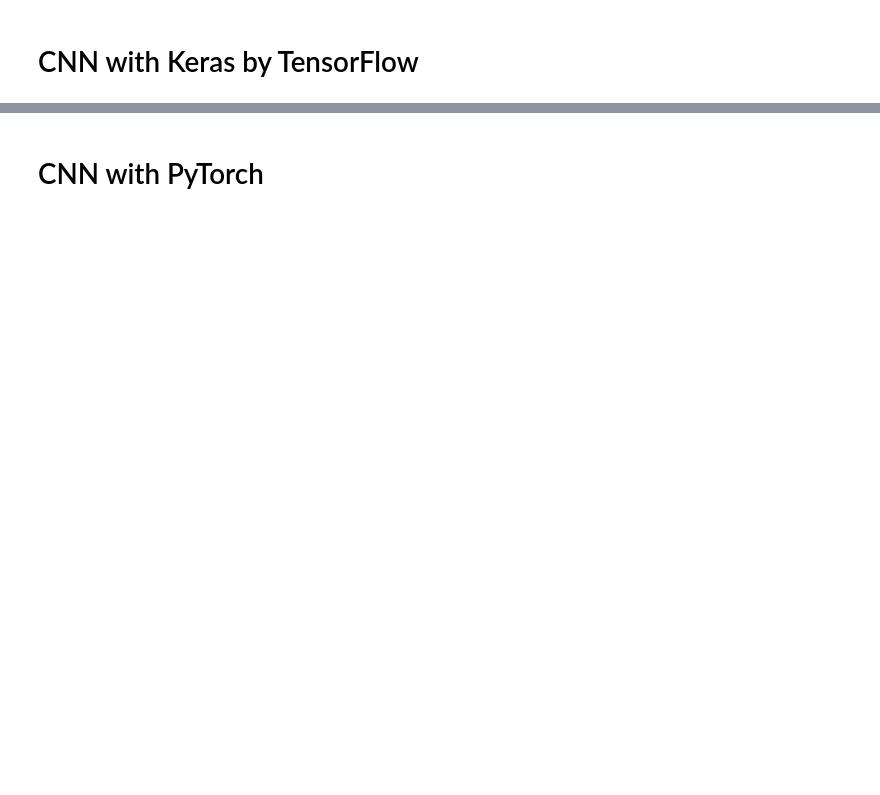
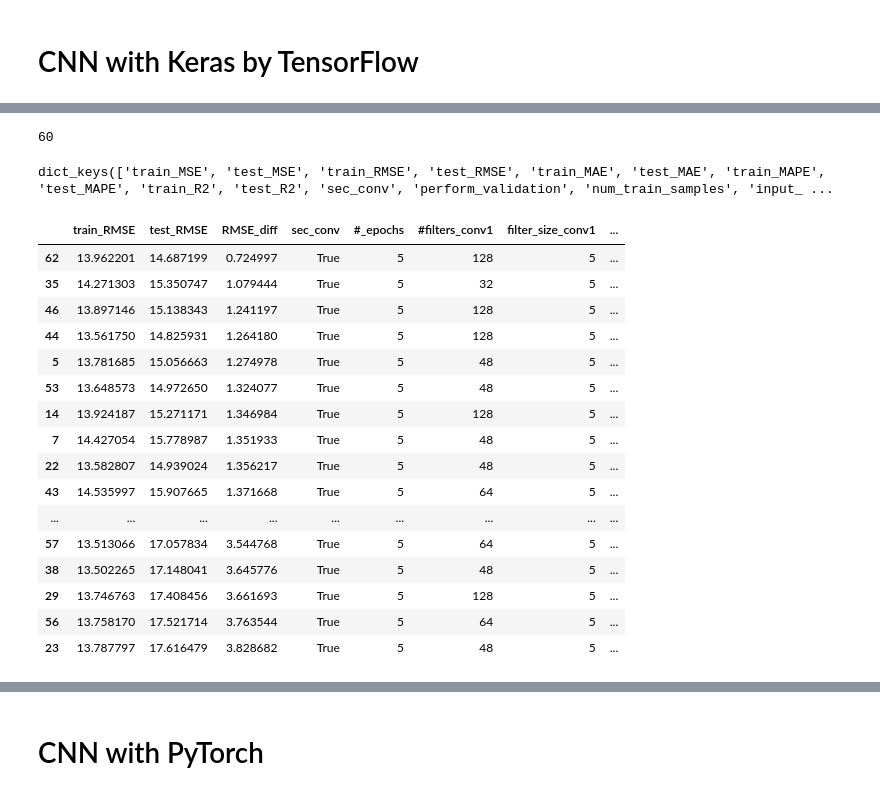
Before and after one commit to sakinanazarali/RUL_Prediction, a Jupyter notebook: CNN.ipynb, the cells around one changed output, grey strips where cells are left out. Drawn from its saved outputs; the diff is of its cells as text; code cells hidden in the pictures; blank space fills up the shorter version.

```diff
--- a/CNN.ipynb
+++ b/CNN.ipynb
@@ -104,2 +45,17 @@ def make_cnn():
+# %%
+#link = 'processed_data_pickle_files_no_smoothing/'
+link = 'processed_data_pickle_files_ref/'
+
+with open(link + 'test_data_batches.pkl', 'rb') as file:
+    test = pickle.load(file)
+
+with open(link + 'train_data_batches.pkl', 'rb') as file:
+    train = pickle.load(file)
+
+with open(link + 'train_target_values.pkl', 'rb') as file:
+    y_train = pickle.load(file)
+
+with open(link + 'true_rul_values.pkl', 'rb') as file:
+    y_test = pickle.load(file)
 # %%
 display(train.shape)
@@ -109,0 +429,21 @@ display(train[0:300].shape)
+# %%
+log = None
+
+for num_filters2 in [16, 32, 64, 128]:
+    for num_filters1 in [32, 48, 64, 128]:
+        for filter_size2 in [2, 3, 5, 8]:
+            for sec_fil in [True]:
+                temp_params = default_params.copy()
+                temp_params["#filters_conv2"] = num_filters2
+                temp_params["#filters_conv1"] = num_filters1
+                temp_params["filter_size_conv2"] = filter_size2
+                #temp_params['act_func_conv1'] = activation_function
+                #temp_params['perform_validation'] = val
+                temp_params['sec_conv'] = sec_fil
+                cnn = make_cnn(params = temp_params, print_summary = False)
+                inst = cnn_run_for_log(cnn, train, y_train, test, y_test, params = temp_params)
+                if log == None:
+                    log = {}
+                    for k in inst.keys():
+                        log[k] = []
+                log = add_to_logger(inst, log)
@@ -109,0 +453,35 @@ display(train[0:300].shape)
+# %%
+pd.get_option('display.max_rows')
+# %% [output]
+60
+# %%
+log.keys()
+# %% [output]
+dict_keys(['train_MSE', 'test_MSE', 'train_RMSE', 'test_RMSE', 'train_MAE', 'test_MAE', 'train_MAPE', 'test_MAPE', 'train_R2', 'test_R2', 'sec_conv', 'perform_validation', 'num_train_samples', 'input_ ...
+# %%
+pd.set_option('display.max_rows', None)
+df = pd.DataFrame(log)
+new = df['test_RMSE'] - df['train_RMSE']
+df["RMSE_diff"] = new
+#print(df.columns)
+display(df[['train_RMSE', 'test_RMSE', 'RMSE_diff', 'sec_conv', '#_epochs', '#filters_conv1', 'filter_size_conv1',
+            '#filters_conv2', 'filter_size_conv2', 'act_func_conv2']].sort_values('RMSE_diff'))
+pd.set_option('display.max_rows', 60)
+# %% [output]
+|  | train_RMSE | test_RMSE | RMSE_diff | sec_conv | #_epochs | #filters_conv1 | filter_size_conv1 | ... |
+| 62 | 13.962201 | 14.687199 | 0.724997 | True | 5 | 128 | 5 | ... |
+| 35 | 14.271303 | 15.350747 | 1.079444 | True | 5 | 32 | 5 | ... |
+| 46 | 13.897146 | 15.138343 | 1.241197 | True | 5 | 128 | 5 | ... |
+| 44 | 13.561750 | 14.825931 | 1.264180 | True | 5 | 128 | 5 | ... |
+| 5 | 13.781685 | 15.056663 | 1.274978 | True | 5 | 48 | 5 | ... |
+| 53 | 13.648573 | 14.972650 | 1.324077 | True | 5 | 48 | 5 | ... |
+| 14 | 13.924187 | 15.271171 | 1.346984 | True | 5 | 128 | 5 | ... |
+| 7 | 14.427054 | 15.778987 | 1.351933 | True | 5 | 48 | 5 | ... |
+| 22 | 13.582807 | 14.939024 | 1.356217 | True | 5 | 48 | 5 | ... |
+| 43 | 14.535997 | 15.907665 | 1.371668 | True | 5 | 64 | 5 | ... |
+| ... | ... | ... | ... | ... | ... | ... | ... | ... |
+| 57 | 13.513066 | 17.057834 | 3.544768 | True | 5 | 64 | 5 | ... |
+| 38 | 13.502265 | 17.148041 | 3.645776 | True | 5 | 48 | 5 | ... |
+| 29 | 13.746763 | 17.408456 | 3.661693 | True | 5 | 128 | 5 | ... |
+| 56 | 13.758170 | 17.521714 | 3.763544 | True | 5 | 64 | 5 | ... |
+| 23 | 13.787797 | 17.616479 | 3.828682 | True | 5 | 48 | 5 | ... |
```
Also changed, not shown: parts of 36 cells of this notebook, 1 other file.
